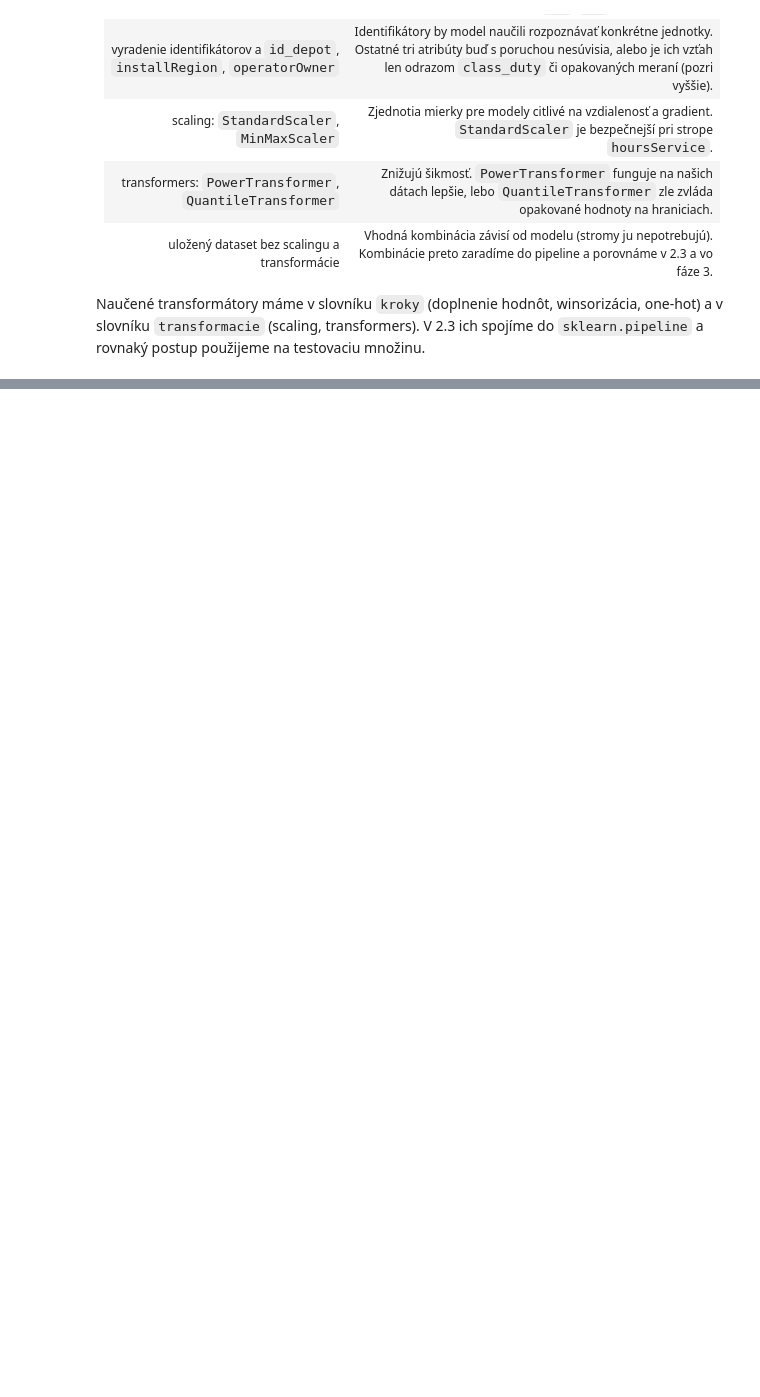
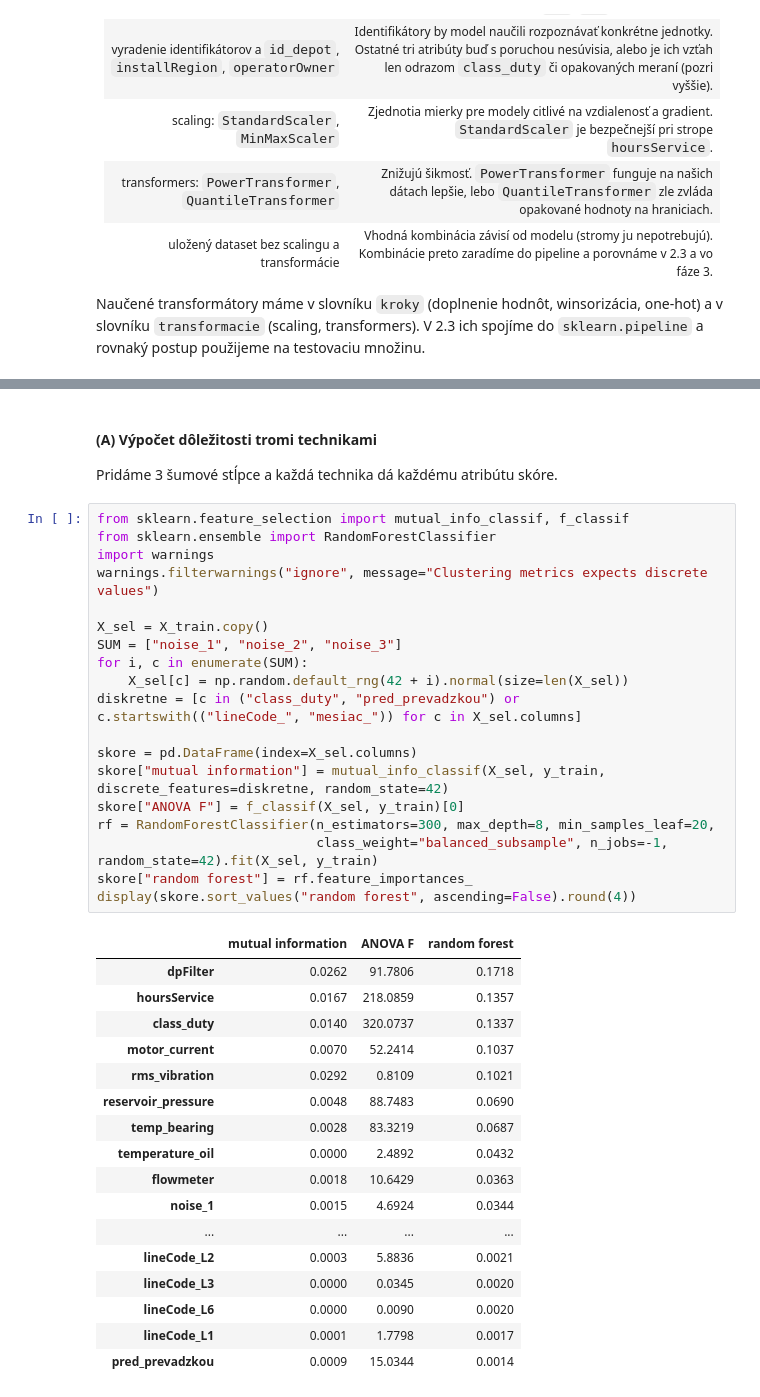
Before and after one commit to deno555/iau_projekt, a Jupyter notebook: IAU_projekt.ipynb, the cells around one changed output, grey strips where cells are left out. Drawn from its saved outputs; the diff is of its cells as text; blank space fills up the shorter version.

```diff
--- a/IAU_projekt.ipynb
+++ b/IAU_projekt.ipynb
@@ -1330,0 +1417,40 @@ Naučené transformátory máme v slovníku `kroky` (doplnenie hodnôt, winsoriz
+# %% [markdown]
+#### (A) Výpočet dôležitosti tromi technikami
+Pridáme 3 šumové stĺpce a každá technika dá každému atribútu skóre.
+# %%
+from sklearn.feature_selection import mutual_info_classif, f_classif
+from sklearn.ensemble import RandomForestClassifier
+import warnings
+warnings.filterwarnings("ignore", message="Clustering metrics expects discrete values")
+
+X_sel = X_train.copy()
+SUM = ["noise_1", "noise_2", "noise_3"]
+for i, c in enumerate(SUM):
+    X_sel[c] = np.random.default_rng(42 + i).normal(size=len(X_sel))
+diskretne = [c in ("class_duty", "pred_prevadzkou") or c.startswith(("lineCode_", "mesiac_")) for c in X_sel.columns]
+
+skore = pd.DataFrame(index=X_sel.columns)
+skore["mutual information"] = mutual_info_classif(X_sel, y_train, discrete_features=diskretne, random_state=42)
+skore["ANOVA F"] = f_classif(X_sel, y_train)[0]
+rf = RandomForestClassifier(n_estimators=300, max_depth=8, min_samples_leaf=20,
+                            class_weight="balanced_subsample", n_jobs=-1, random_state=42).fit(X_sel, y_train)
+skore["random forest"] = rf.feature_importances_
+display(skore.sort_values("random forest", ascending=False).round(4))
+# %% [output]
+|  | mutual information | ANOVA F | random forest |
+| dpFilter | 0.0262 | 91.7806 | 0.1718 |
+| hoursService | 0.0167 | 218.0859 | 0.1357 |
+| class_duty | 0.0140 | 320.0737 | 0.1337 |
+| motor_current | 0.0070 | 52.2414 | 0.1037 |
+| rms_vibration | 0.0292 | 0.8109 | 0.1021 |
+| reservoir_pressure | 0.0048 | 88.7483 | 0.0690 |
+| temp_bearing | 0.0028 | 83.3219 | 0.0687 |
+| temperature_oil | 0.0000 | 2.4892 | 0.0432 |
+| flowmeter | 0.0018 | 10.6429 | 0.0363 |
+| noise_1 | 0.0015 | 4.6924 | 0.0344 |
+| ... | ... | ... | ... |
+| lineCode_L2 | 0.0003 | 5.8836 | 0.0021 |
+| lineCode_L3 | 0.0000 | 0.0345 | 0.0020 |
+| lineCode_L6 | 0.0000 | 0.0090 | 0.0020 |
+| lineCode_L1 | 0.0001 | 1.7798 | 0.0017 |
+| pred_prevadzkou | 0.0009 | 15.0344 | 0.0014 |
```
Also changed, not shown: parts of 18 cells of this notebook.
